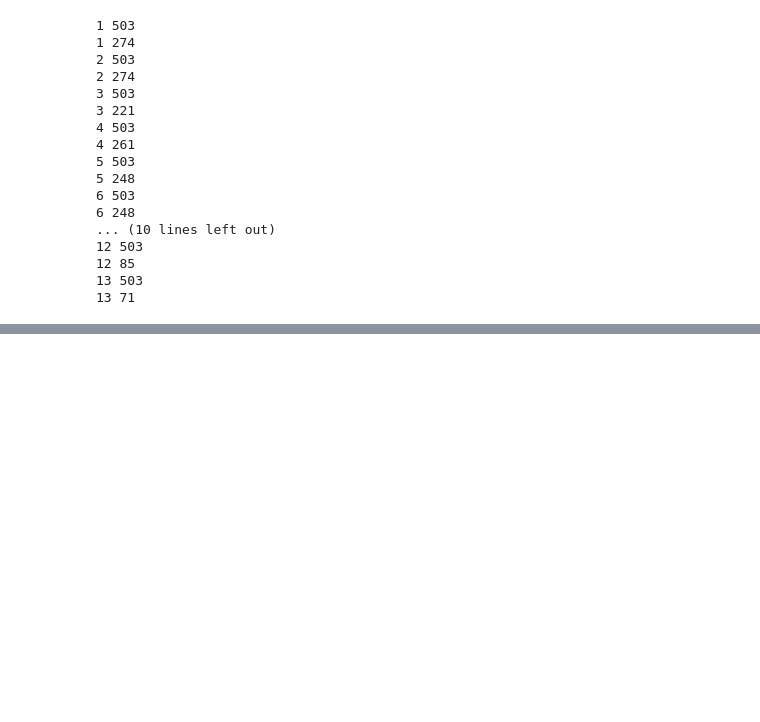
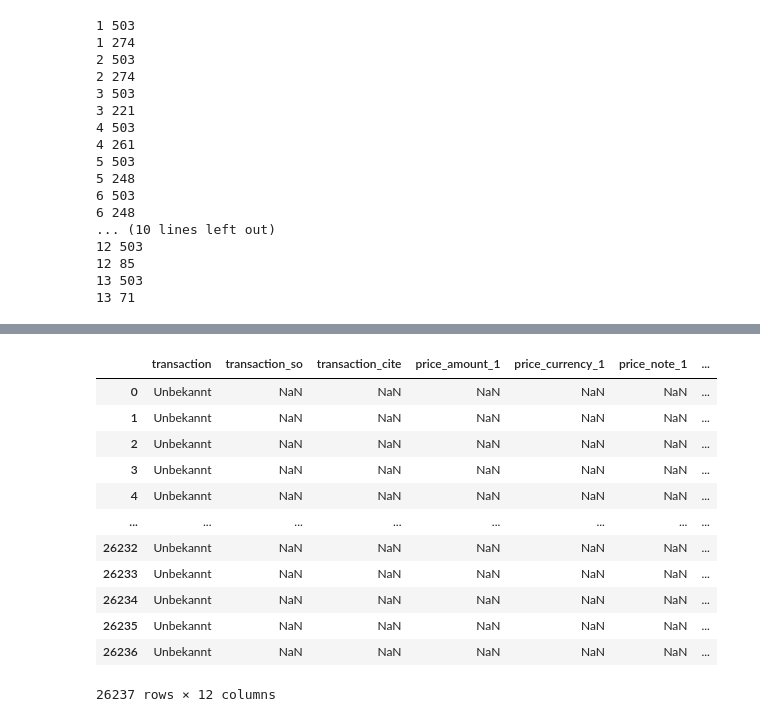
Before and after one commit to limwualice/art_er_graph, a Jupyter notebook: notebooks/cleaning_getty.ipynb, the cells around one changed output, grey strips where cells are left out. Saved outputs shown, nothing was run; the diff lists cells and outputs as text; code cells hidden in the pictures; blank space fills up the shorter version.

```diff
--- a/notebooks/cleaning_getty.ipynb
+++ b/notebooks/cleaning_getty.ipynb
@@ -83,0 +311,19 @@ for i in range(1,n+1):
+# %%
+dataframes['df13'][['transaction', 'transaction_so',
+       'transaction_cite', 'price_amount_1', 'price_currency_1',
+       'price_note_1', 'price_source_1', 'price_citation_1', 'est_price',
+       'est_price_curr', 'start_price', 'start_price_curr', ]]
+# %% [output]
+|  | transaction | transaction_so | transaction_cite | price_amount_1 | price_currency_1 | price_note_1 | ... |
+| 0 | Unbekannt | NaN | NaN | NaN | NaN | NaN | ... |
+| 1 | Unbekannt | NaN | NaN | NaN | NaN | NaN | ... |
+| 2 | Unbekannt | NaN | NaN | NaN | NaN | NaN | ... |
+| 3 | Unbekannt | NaN | NaN | NaN | NaN | NaN | ... |
+| 4 | Unbekannt | NaN | NaN | NaN | NaN | NaN | ... |
+| ... | ... | ... | ... | ... | ... | ... | ... |
+| 26232 | Unbekannt | NaN | NaN | NaN | NaN | NaN | ... |
+| 26233 | Unbekannt | NaN | NaN | NaN | NaN | NaN | ... |
+| 26234 | Unbekannt | NaN | NaN | NaN | NaN | NaN | ... |
+| 26235 | Unbekannt | NaN | NaN | NaN | NaN | NaN | ... |
+| 26236 | Unbekannt | NaN | NaN | NaN | NaN | NaN | ... |
+26237 rows × 12 columns
```
Also changed, not shown: parts of 17 cells of this notebook, 1 other file.
